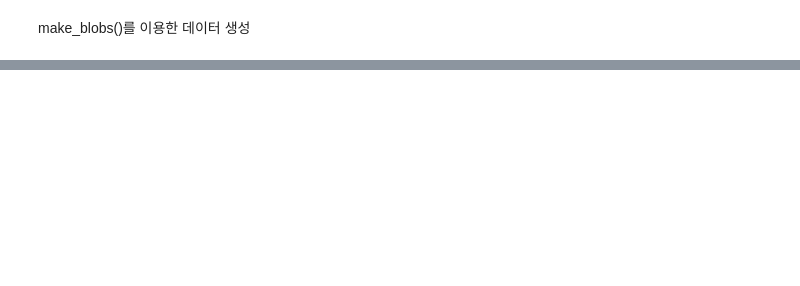
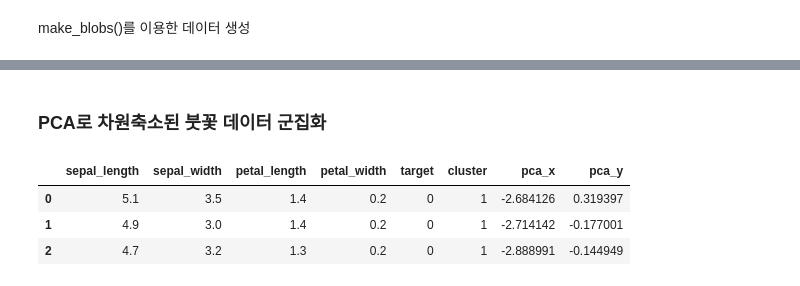
Before and after one commit to chaerui7967/Today_I_Learned, a Jupyter notebook: 머신러닝/군집화/군집평가_k_평균알고리즘.ipynb, the cells around one changed output, grey strips where cells are left out. Drawn from its saved outputs; the diff is of its cells as text; code cells hidden in the pictures; blank space fills up the shorter version.

```diff
--- a/머신러닝/군집화/군집평가_k_평균알고리즘.ipynb
+++ b/머신러닝/군집화/군집평가_k_평균알고리즘.ipynb
@@ -52,0 +114,14 @@ print(x.)
+# %%
+from sklearn.preprocessing import scale
+from sklearn.datasets import load_iris
+from sklearn.cluster import KMeans
+import matplotlib.pyplot as plt
+import numpy as np
+import pandas as pd
+%matplotlib inline
+
+iris = load_iris()
+
+irisDF = pd.DataFrame(data=iris.data,
+                      columns=['sepal_length','sepal_width','petal_length','petal_width'])
+irisDF.head(3)
@@ -52,0 +133,4 @@ print(x.)
+# %%
+kmeans = KMeans(n_clusters=3, init = 'k-means++', max_iter=300, random_state=0)
+kmeans.fit(irisDF)
+print(kmeans.labels_)  # 군집화 결과
@@ -52,0 +143,6 @@ print(x.)
+# %%
+# 실제 분류값 target과 군집화 분류값 비교
+irisDF['target'] = iris.target
+irisDF['cluster'] = kmeans.labels_
+iris_result = irisDF.groupby(['target', 'cluster'])['sepal_length'].count()
+print(iris_result)
@@ -52,0 +157,16 @@ print(x.)
+# %% [markdown]
+### PCA로 차원축소된 붓꽃 데이터 군집화
+# %%
+from sklearn.decomposition import PCA
+
+pca = PCA(n_components=2)
+pca_transformed = pca.fit_transform(iris.data)
+
+irisDF['pca_x'] = pca_transformed[:,0]
+irisDF['pca_y'] = pca_transformed[:,1]
+irisDF.head(3)
+# %% [output]
+|  | sepal_length | sepal_width | petal_length | petal_width | target | cluster | pca_x | pca_y |
+| 0 | 5.1 | 3.5 | 1.4 | 0.2 | 0 | 1 | -2.684126 | 0.319397 |
+| 1 | 4.9 | 3.0 | 1.4 | 0.2 | 0 | 1 | -2.714142 | -0.177001 |
+| 2 | 4.7 | 3.2 | 1.3 | 0.2 | 0 | 1 | -2.888991 | -0.144949 |
```
Also changed, not shown: parts of 36 cells of this notebook.
